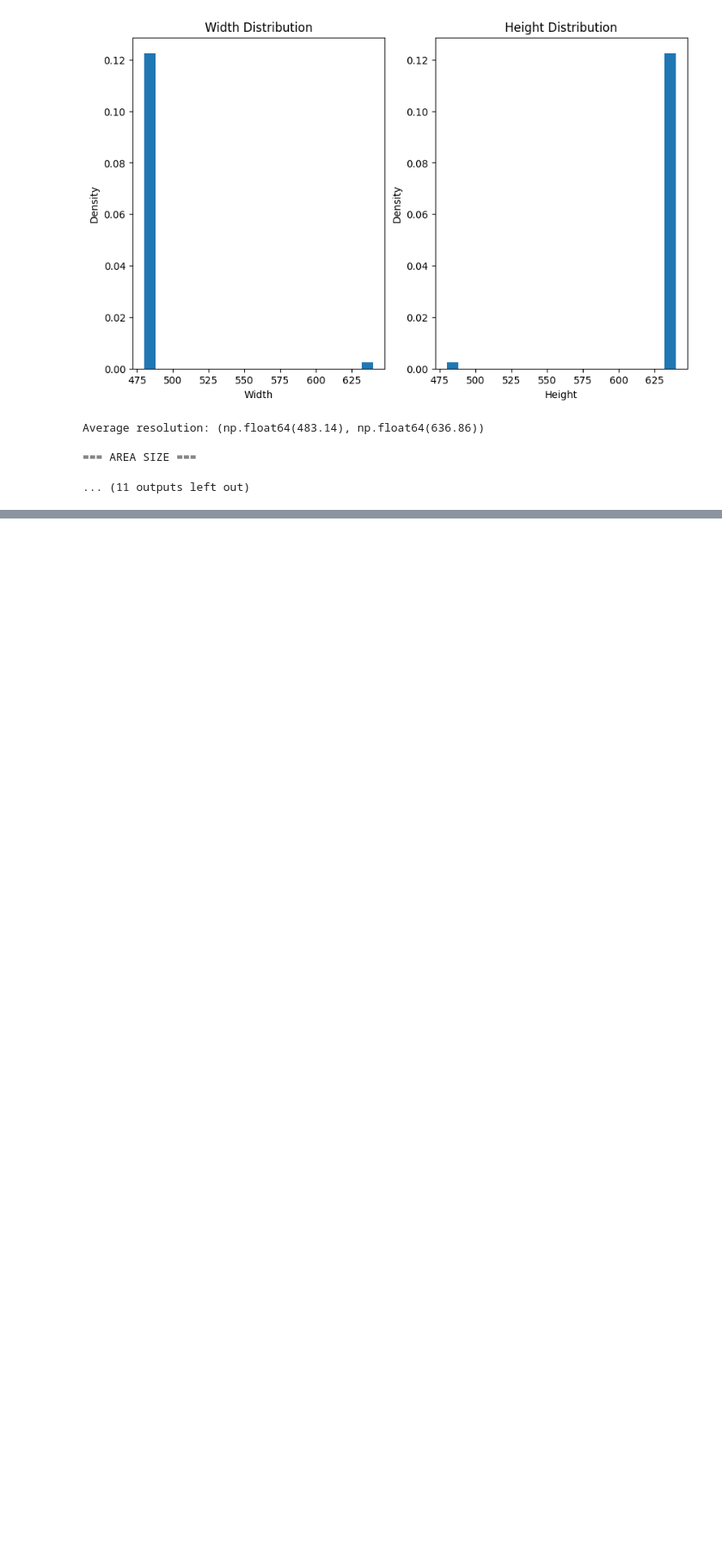
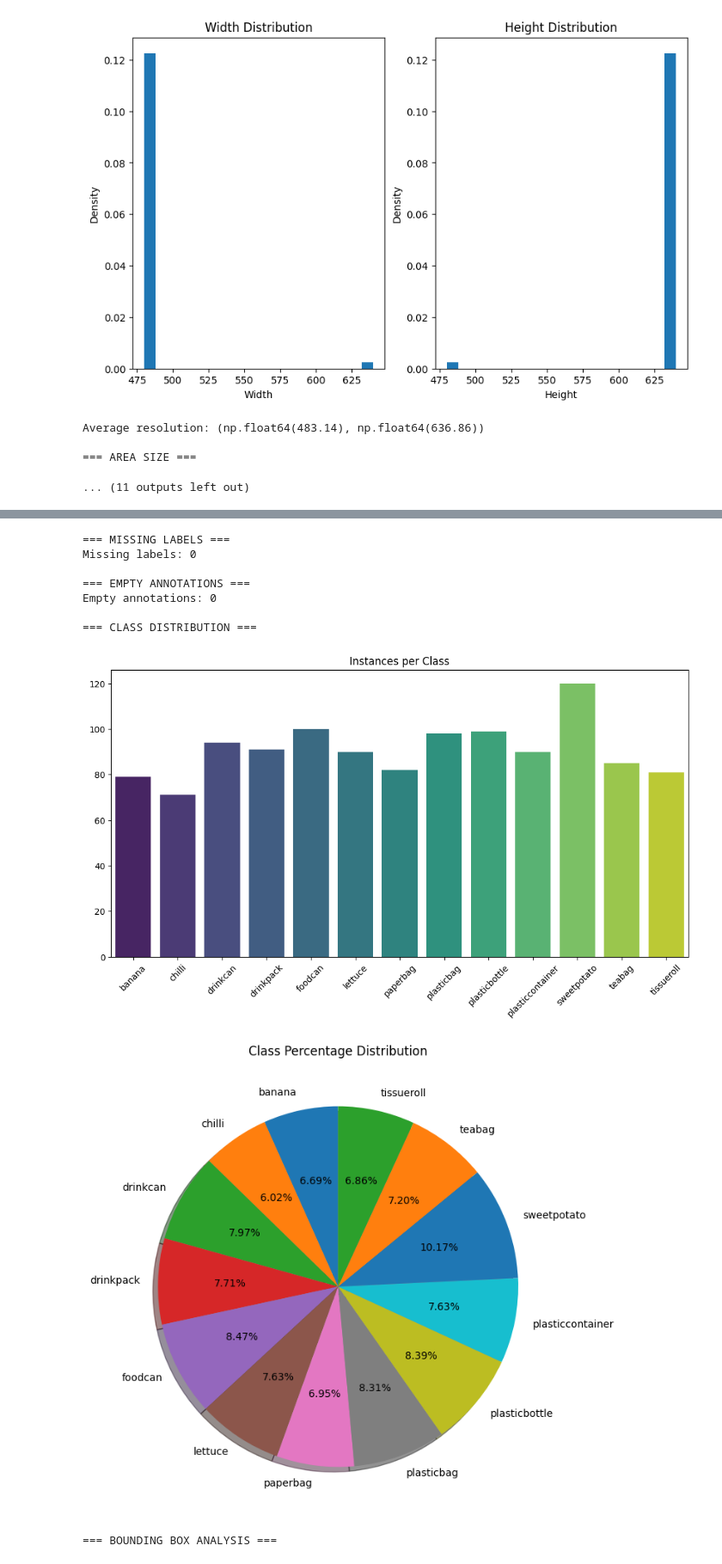
Before and after one commit to M-Hamza380/Waste-Material-System, a Jupyter notebook: src/backend/research/trials.ipynb, the cells around one changed output, grey strips where cells are left out. Shown at 86% size. Saved outputs shown, nothing was run; the diff lists cells and outputs as text; code cells hidden in the pictures; blank space fills up the shorter version.

```diff
--- a/src/backend/research/trials.ipynb
+++ b/src/backend/research/trials.ipynb
@@ -481,8 +522,12 @@ def show_random_samples(annotations, n=3):
 
     for img_path, cls, xc, yc, bw, bh in samples:
         img = cv2.imread(img_path)
+        if img is None:
+            print(f"Failed to load: {img_path}")
+            continue
+
         img = cv2.cvtColor(img, cv2.COLOR_BGR2RGB)
-        print(f"Image format: {img.dtype}, Image size: {img.size}")
+        print(f"Image format: {img.dtype}, Image size: {img.size}, Image shape: {img.shape}")
 
         h, w = img.shape[:2]
 
@@ -493,6 +538,15 @@ def show_random_samples(annotations, n=3):
         y1 = (yc - bh/2) * h
         width = bw * w
         height = bh * h
+
+        # clamp to image bounds
+        x1 = max(0, x1)
+        y1 = max(0, y1)
+        x2 = min(w, x1 + width)
+        y2 = min(h, y1 + height)
+
+        width = x2 - x1
+        height = y2 - y1
 
         # Draw everyhing on the same figure
         plt.figure(figsize=(6,6))
@@ -505,7 +559,7 @@ def show_random_samples(annotations, n=3):
         )
         ax.add_patch(rect)
 
-        plt.text(x1, y1-5, class_names[int(cls)],
+        plt.text(x1, max(0, y1-5), class_names[int(cls)],
                  fontsize=12, color='r', bbox=dict(facecolor='yellow', alpha=0.5)
         )
 
@@ -547,8 +601,8 @@ def parse_dataset(image_dir, label_dir, class_names, num_classes):
             continue
 
         img = cv2.cvtColor(img, cv2.COLOR_BGR2RGB)
-        h, w = img.shape[:2]
-        image_info.append((img_path, w, h))
+        img_h, img_w = img.shape[:2]
+        image_info.append((img_path, img_w, img_h))
 
         # Check annotations
         if not os.path.exists(label_path):
@@ -568,23 +622,19 @@ def parse_dataset(image_dir, label_dir, class_names, num_classes):
         present_classes = set()
 
         for line in lines:
-            cls, x, y, w, h = map(float, line.split())
-            x1 = int((x - w/2) * w)
-            y1 = int((y - h/2) * h)
-            x2 = int((x + w/2) * w)
-            y2 = int((y + h/2) * h)
+            cls, xc, yc, bw, bh = map(float, line.split())
 
-            bbox_widths.append(w)
-            bbox_heights.append(h)
-            bbox_centers.append((x, y))
+            bbox_widths.append(bw)
+            bbox_heights.append(bh)
+            bbox_centers.append((xc, yc))
 
-            bbox_area = w * h
+            bbox_area = bw * bh
             bbox_areas.append(bbox_area)
 
-            aspect_ratio = w / h
+            aspect_ratio = bw / bh
             aspect_ratios.append(aspect_ratio)
 
-            annotations.append((img_path, cls, x1, y1, x2, y2))
+            annotations.append((img_path, cls, xc, yc, bw, bh))
             present_classes.add(cls)
             instances_per_class[cls] += 1
 
@@ -651,0 +799,17 @@ Average resolution: (np.float64(483.14), np.float64(636.86))
+# %%
+# Train dataset
+class_names = dataset["names"]
+num_classes = len(class_names)
+
+parse_dataset(train_image_dir, train_label_dir, class_names, num_classes)
+# %% [output]
+=== MISSING LABELS ===
+Missing labels: 0
+
+=== EMPTY ANNOTATIONS ===
+Empty annotations: 0
+
+=== CLASS DISTRIBUTION ===
+[figure, added]
+[figure, added]
+=== BOUNDING BOX ANALYSIS ===
```
Also changed, not shown: parts of 21 cells of this notebook, 1 other file.
